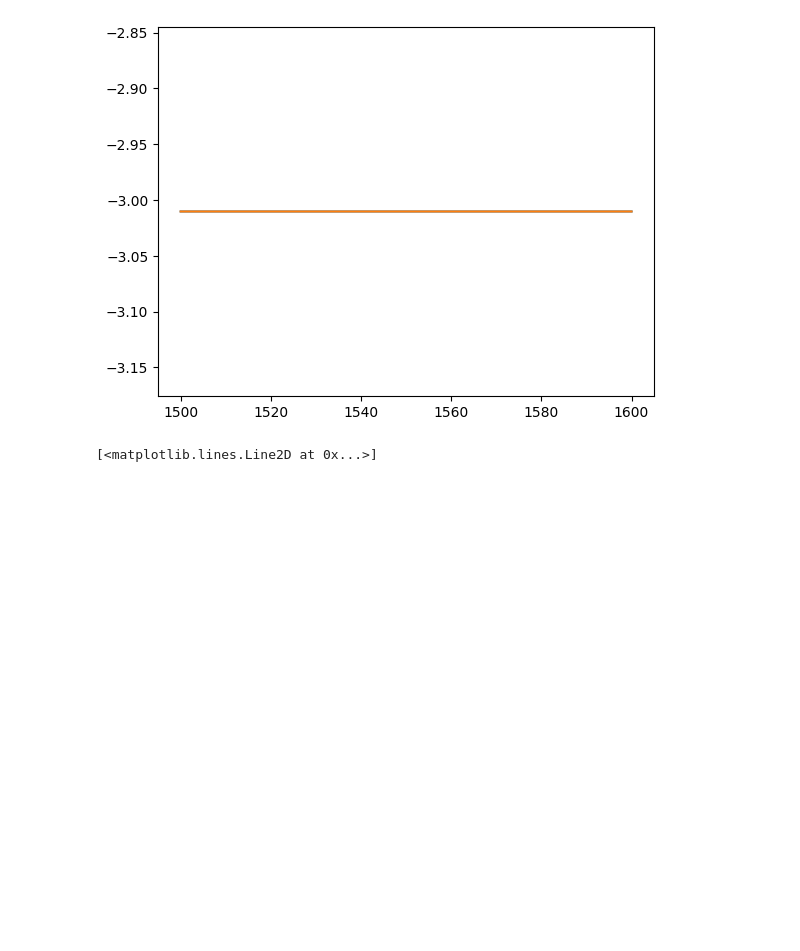
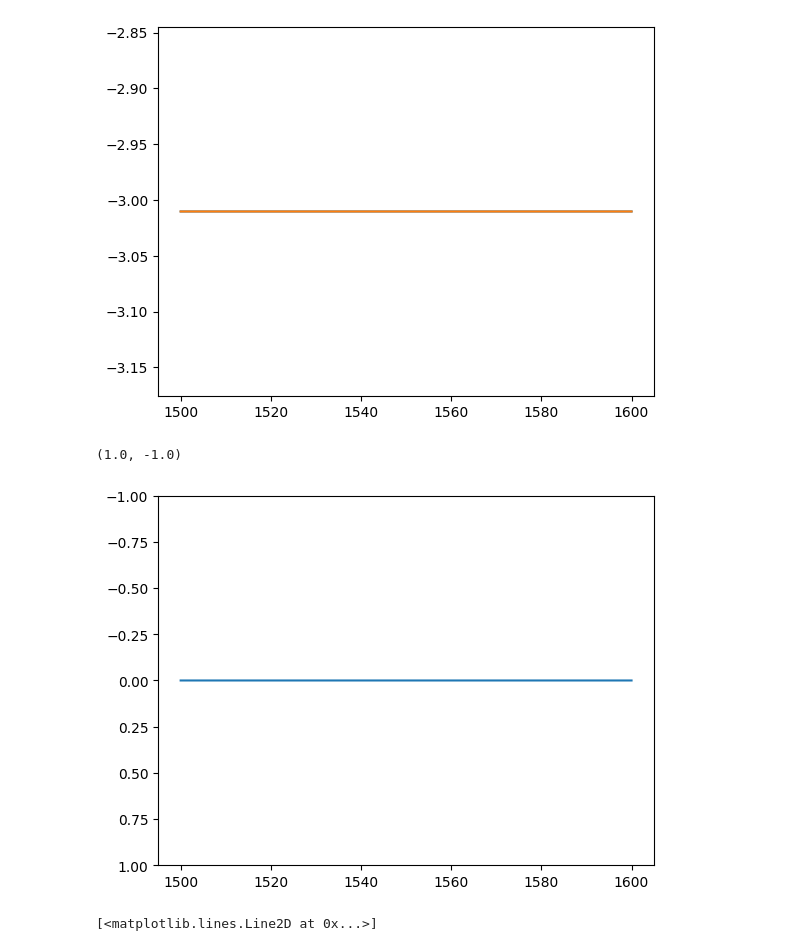
Before and after one commit to EriCand-Ss/TCC, a Jupyter notebook: Paper algorithm/calculation.ipynb, the cells around one changed output. Drawn from its saved outputs; the diff is of its cells as text; code cells hidden in the pictures; blank space fills up the shorter version.

```diff
--- a/Paper algorithm/calculation.ipynb
+++ b/Paper algorithm/calculation.ipynb
@@ -669 +766,16 @@ plt.plot(lamb*1e9,10*np.log10(np.abs(T4)))
+# %%
+In = np.array([[1]])
+wvg = WVG(Beta,L=l0)
+
+wvg = wvg@In
+
+Ao = wvg[:,0,0]
+
+T5 = np.abs(Ao)**2
+
+plt.plot(lamb*1e9,10*np.log10(T5))
+plt.ylim(1,-1)
+# %% [output]
+(1.0, -1.0)
+[figure, added]
 # %%
```
Also changed, not shown: parts of 17 cells of this notebook.
